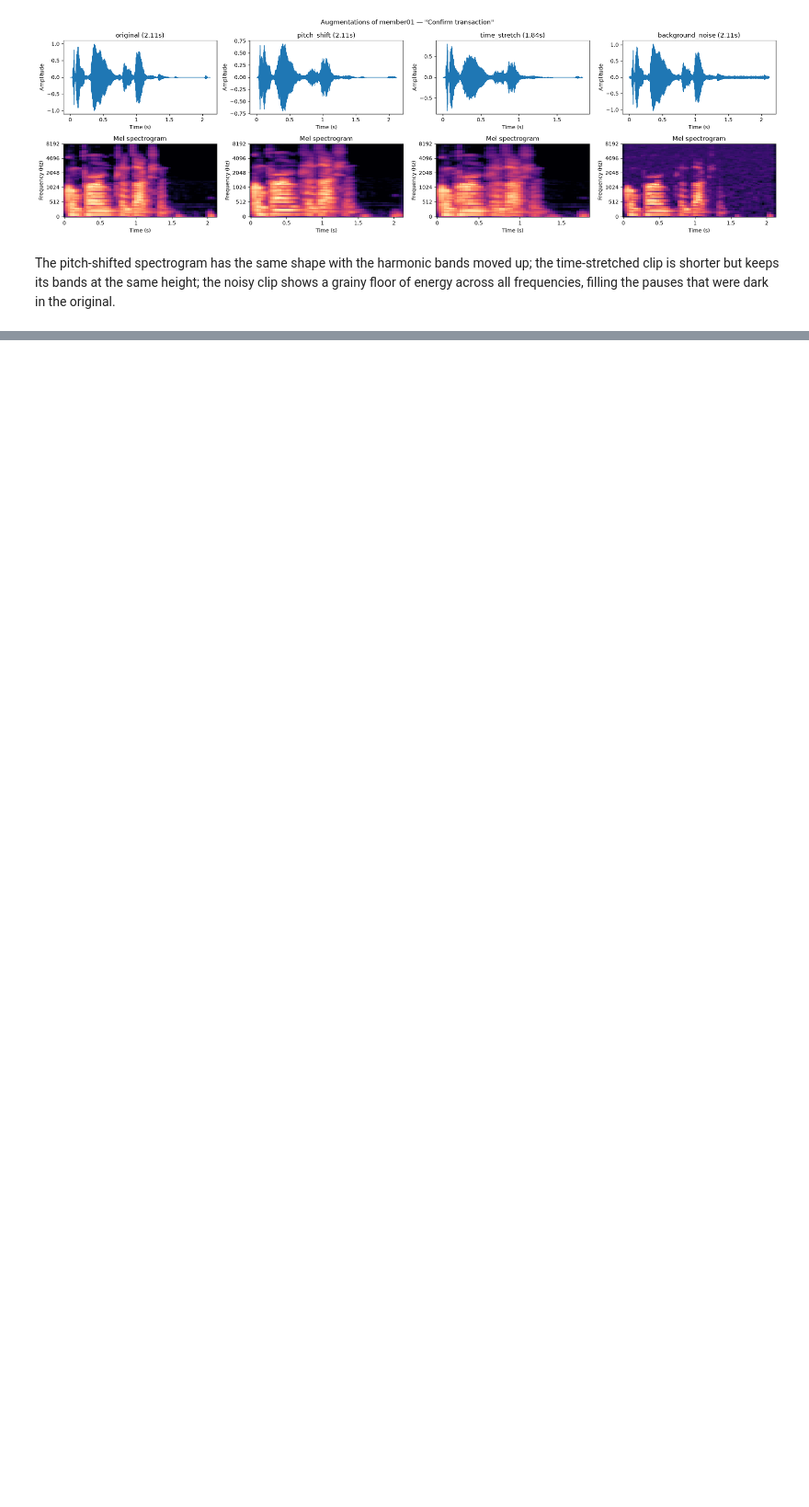
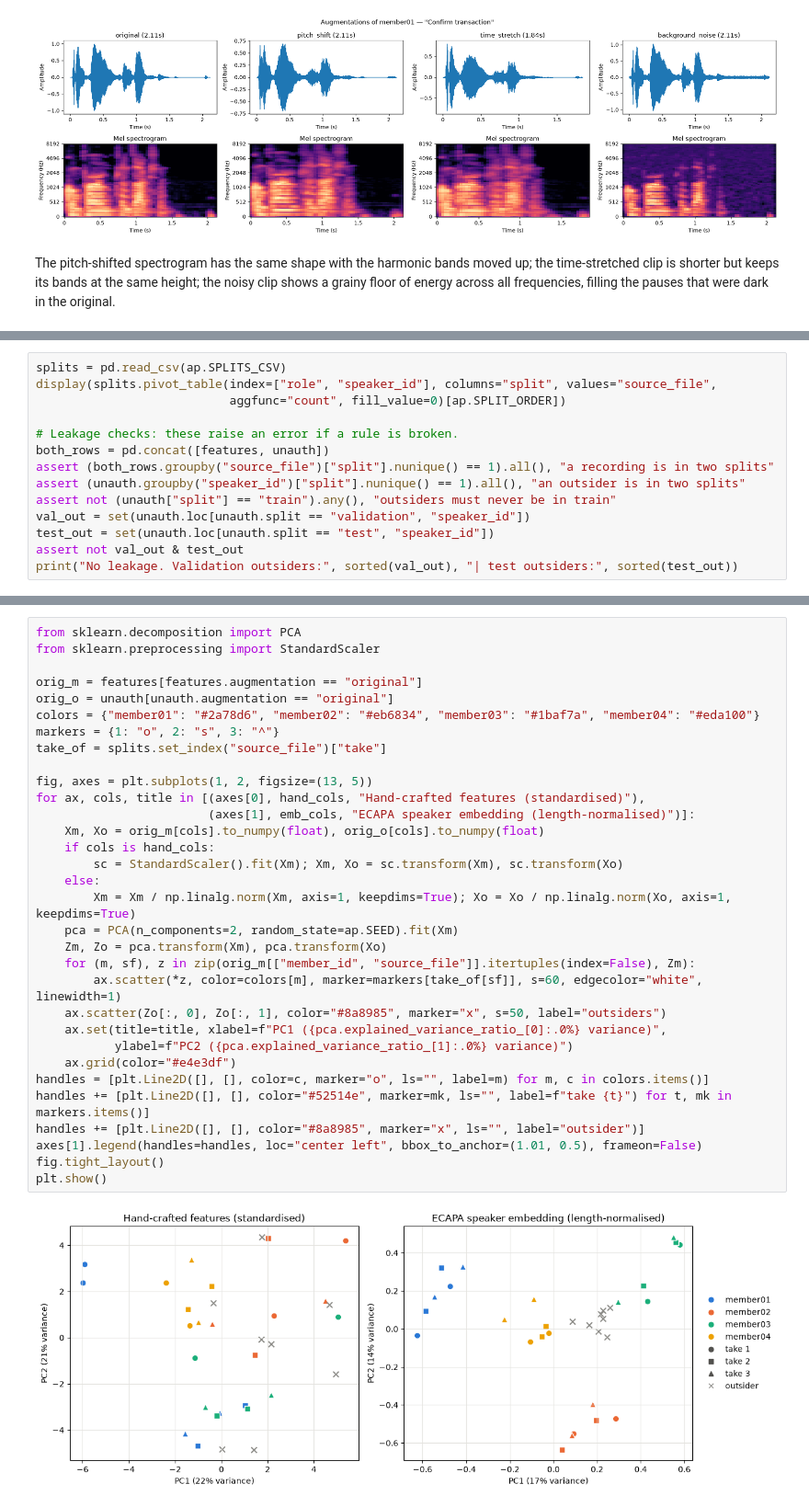
Before and after one commit to Akinloye3264/Formative-2-machine-learning, a Jupyter notebook: notebooks/03_audio_processing.ipynb, the cells around one changed output, grey strips where cells are left out. Shown at 92% size. Saved outputs shown, nothing was run; the diff lists cells and outputs as text; blank space fills up the shorter version.

```diff
--- a/notebooks/03_audio_processing.ipynb
+++ b/notebooks/03_audio_processing.ipynb
@@ -249,0 +294,14 @@ else:
+# %%
+splits = pd.read_csv(ap.SPLITS_CSV)
+display(splits.pivot_table(index=["role", "speaker_id"], columns="split", values="source_file",
+                           aggfunc="count", fill_value=0)[ap.SPLIT_ORDER])
+
+# Leakage checks: these raise an error if a rule is broken.
+both_rows = pd.concat([features, unauth])
+assert (both_rows.groupby("source_file")["split"].nunique() == 1).all(), "a recording is in two splits"
+assert (unauth.groupby("speaker_id")["split"].nunique() == 1).all(), "an outsider is in two splits"
+assert not (unauth["split"] == "train").any(), "outsiders must never be in train"
+val_out = set(unauth.loc[unauth.split == "validation", "speaker_id"])
+test_out = set(unauth.loc[unauth.split == "test", "speaker_id"])
+assert not val_out & test_out
+print("No leakage. Validation outsiders:", sorted(val_out), "| test outsiders:", sorted(test_out))
@@ -249,0 +324,34 @@ else:
+# %%
+from sklearn.decomposition import PCA
+from sklearn.preprocessing import StandardScaler
+
+orig_m = features[features.augmentation == "original"]
+orig_o = unauth[unauth.augmentation == "original"]
+colors = {"member01": "#2a78d6", "member02": "#eb6834", "member03": "#1baf7a", "member04": "#eda100"}
+markers = {1: "o", 2: "s", 3: "^"}
+take_of = splits.set_index("source_file")["take"]
+
+fig, axes = plt.subplots(1, 2, figsize=(13, 5))
+for ax, cols, title in [(axes[0], hand_cols, "Hand-crafted features (standardised)"),
+                        (axes[1], emb_cols, "ECAPA speaker embedding (length-normalised)")]:
+    Xm, Xo = orig_m[cols].to_numpy(float), orig_o[cols].to_numpy(float)
+    if cols is hand_cols:
+        sc = StandardScaler().fit(Xm); Xm, Xo = sc.transform(Xm), sc.transform(Xo)
+    else:
+        Xm = Xm / np.linalg.norm(Xm, axis=1, keepdims=True); Xo = Xo / np.linalg.norm(Xo, axis=1, keepdims=True)
+    pca = PCA(n_components=2, random_state=ap.SEED).fit(Xm)
+    Zm, Zo = pca.transform(Xm), pca.transform(Xo)
+    for (m, sf), z in zip(orig_m[["member_id", "source_file"]].itertuples(index=False), Zm):
+        ax.scatter(*z, color=colors[m], marker=markers[take_of[sf]], s=60, edgecolor="white", linewidth=1)
+    ax.scatter(Zo[:, 0], Zo[:, 1], color="#8a8985", marker="x", s=50, label="outsiders")
+    ax.set(title=title, xlabel=f"PC1 ({pca.explained_variance_ratio_[0]:.0%} variance)",
+           ylabel=f"PC2 ({pca.explained_variance_ratio_[1]:.0%} variance)")
+    ax.grid(color="#e4e3df")
+handles = [plt.Line2D([], [], color=c, marker="o", ls="", label=m) for m, c in colors.items()]
+handles += [plt.Line2D([], [], color="#52514e", marker=mk, ls="", label=f"take {t}") for t, mk in markers.items()]
+handles += [plt.Line2D([], [], color="#8a8985", marker="x", ls="", label="outsider")]
+axes[1].legend(handles=handles, loc="center left", bbox_to_anchor=(1.01, 0.5), frameon=False)
+fig.tight_layout()
+plt.show()
+# %% [output]
+[figure, added]
```
Also changed, not shown: parts of 37 cells of this notebook, 48 other files.
